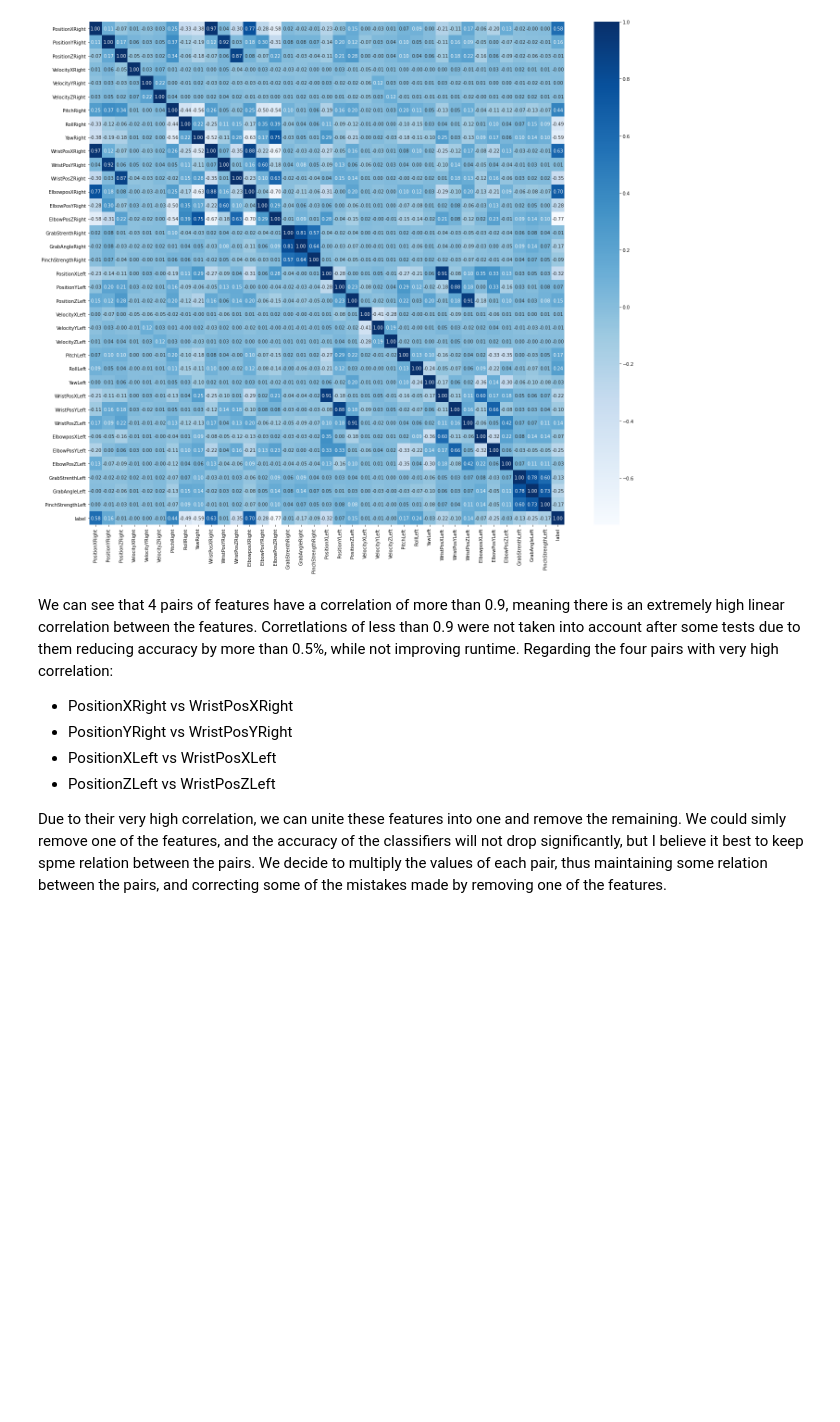
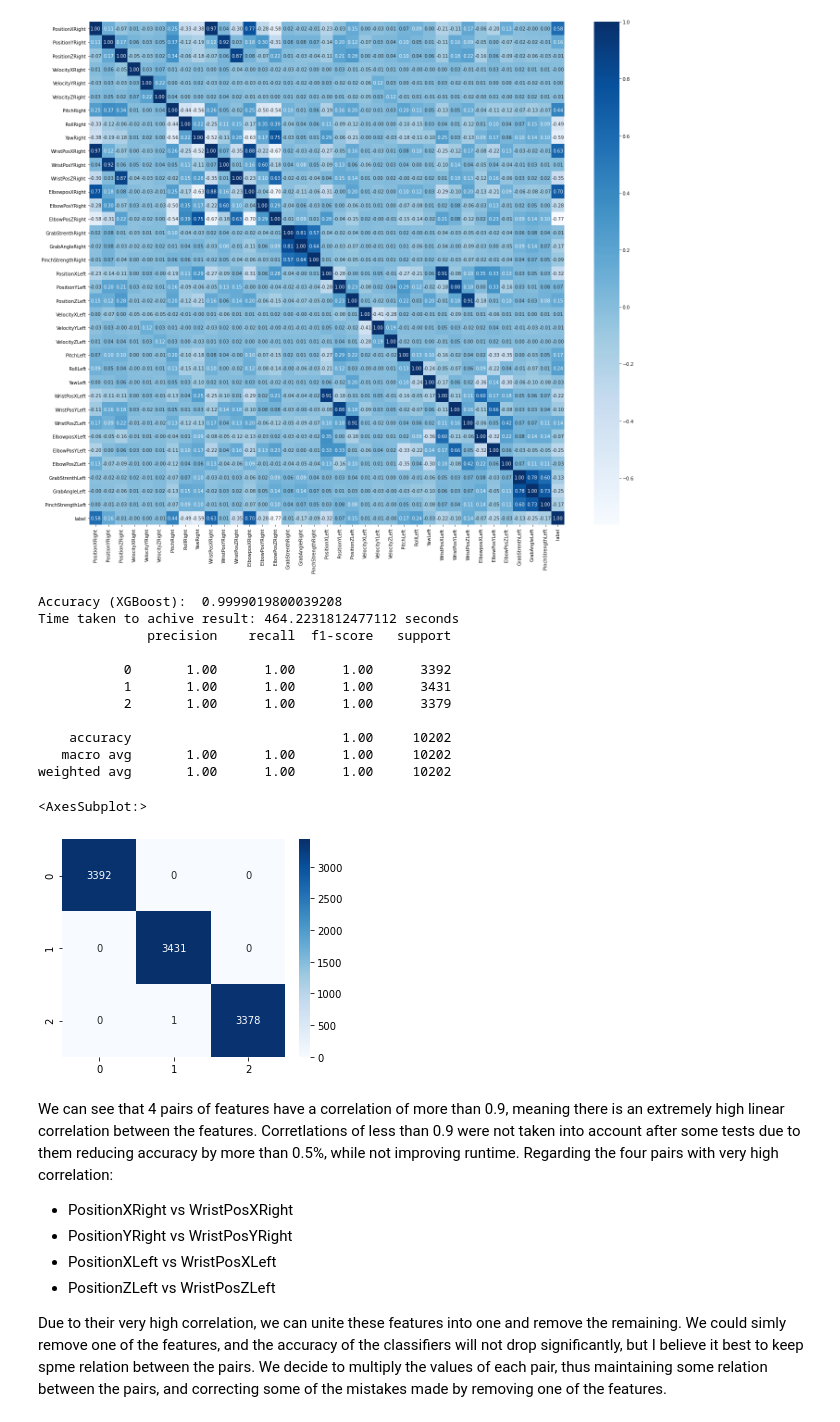
Before and after one commit to appeldaniel1998/Data-Visualization-Final-Project, a Jupyter notebook: Hand Positioning.ipynb, the cells around one changed output. Cells and saved outputs as stored; diff of their text form; code cells hidden in the pictures; blank space fills up the shorter version.

```diff
--- a/Hand Positioning.ipynb
+++ b/Hand Positioning.ipynb
@@ -550,6 +555,38 @@ sns.heatmap(fulldf.corr(), cmap = 'Blues', annot=True, fmt=".2f")
 # %% [output]
 <AxesSubplot:>
 [figure]
+# %%
+#XGBoost
+start_timeXGBoost = time.time()
+modelXGBoost = XGBClassifier(learning_rate = 0.1,
+                             n_estimators = 4000,
+                             verbosity = 0,
+                             use_label_encoder = False,
+                             n_jobs = -1)
+modelXGBoost.fit(X_train, y_train)
+predictionsXGBoost = modelXGBoost.predict(X_test)
+accuracyXGBoost = metrics.accuracy_score(y_test, predictionsXGBoost)
+print("Accuracy (XGBoost): ", accuracyXGBoost)
+timeXGBoost = time.time() - start_timeXGBoost
+print("Time taken to achive result: %s seconds" % (timeXGBoost))
+
+plt.figure(figsize=(5,4))
+print(classification_report(y_test, predictionsXGBoost))
+sns.heatmap(confusion_matrix(y_test, predictionsXGBoost), cmap = "Blues", annot=True, fmt = '.0f')
+# %% [output]
+Accuracy (XGBoost):  0.9999019800039208
+Time taken to achive result: 464.2231812477112 seconds
+              precision    recall  f1-score   support
+
+           0       1.00      1.00      1.00      3392
+           1       1.00      1.00      1.00      3431
+           2       1.00      1.00      1.00      3379
+
+    accuracy                           1.00     10202
+   macro avg       1.00      1.00      1.00     10202
+weighted avg       1.00      1.00      1.00     10202
+<AxesSubplot:>
+[figure, added]
 # %% [markdown]
 We can see that 4 pairs of features have a correlation of more than 0.9, meaning there is an extremely high linear correlation between the features. Corretlations of less than 0.9 were not taken into account after some tests due to them reducing accuracy by more than 0.5%, while not improving runtime. Regarding the four pairs with very high correlation:
 - PositionXRight vs WristPosXRight
```
Also changed, not shown: parts of 77 cells of this notebook.
